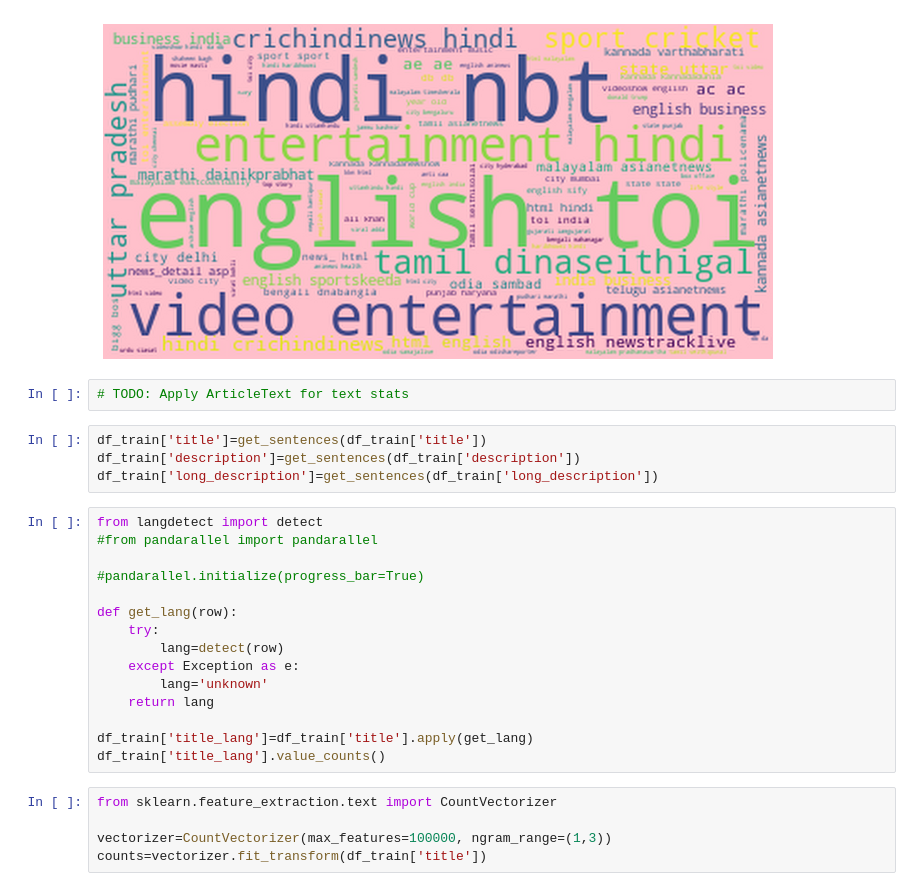
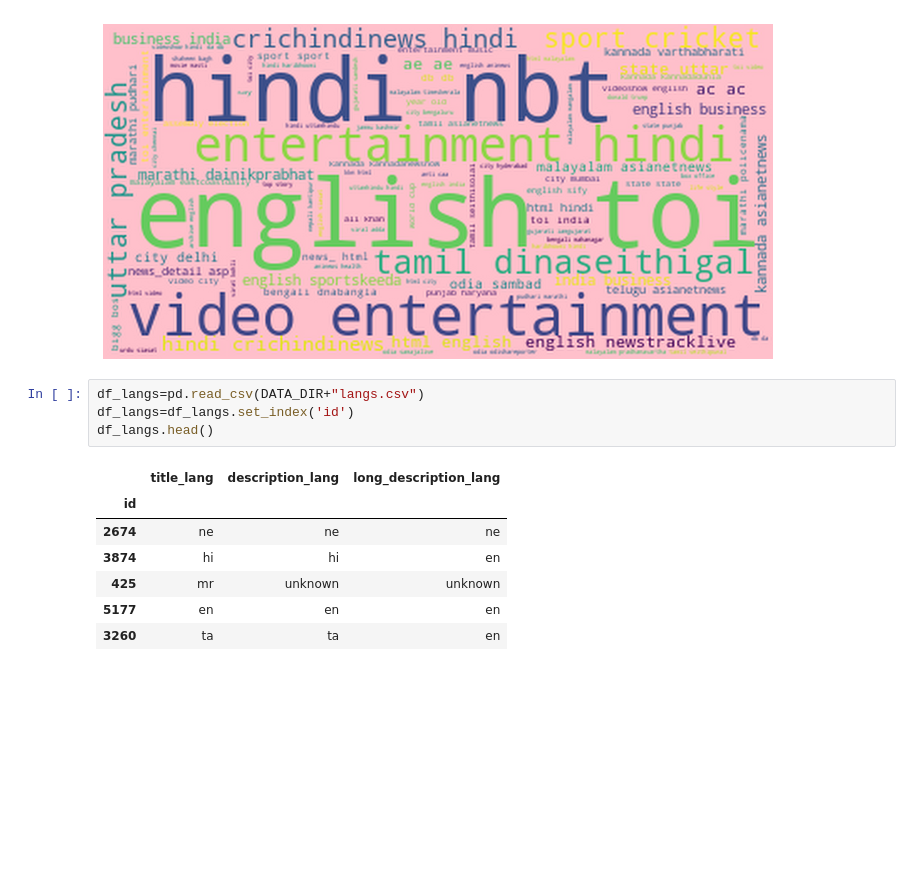
Before and after one commit to Derpimort/News-Categorization, a Jupyter notebook: EDA.ipynb, the cells around one changed output. Drawn from its saved outputs; the diff is of its cells as text; blank space fills up the shorter version.

```diff
--- a/EDA.ipynb
+++ b/EDA.ipynb
@@ -71,29 +71,15 @@ plt.axis("off")
 plt.show()
 # %% [output]
 [figure]
-# %%
-# TODO: Apply ArticleText for text stats
-# %%
-df_train['title']=get_sentences(df_train['title'])
-df_train['description']=get_sentences(df_train['description'])
-df_train['long_description']=get_sentences(df_train['long_description'])
-# %%
-from langdetect import detect
-#from pandarallel import pandarallel
-
-#pandarallel.initialize(progress_bar=True)
-
-def get_lang(row):
-    try:
-        lang=detect(row)
-    except Exception as e:
-        lang='unknown'
-    return lang
-
-df_train['title_lang']=df_train['title'].apply(get_lang)
-df_train['title_lang'].value_counts()
-# %%
-from sklearn.feature_extraction.text import CountVectorizer
-
-vectorizer=CountVectorizer(max_features=100000, ngram_range=(1,3))
-counts=vectorizer.fit_transform(df_train['title'])
+# %%
+df_langs=pd.read_csv(DATA_DIR+"langs.csv")
+df_langs=df_langs.set_index('id')
+df_langs.head()
+# %% [output]
+|  | title_lang | description_lang | long_description_lang |
+| id |  |  |  |
+| 2674 | ne | ne | ne |
+| 3874 | hi | hi | en |
+| 425 | mr | unknown | unknown |
+| 5177 | en | en | en |
+| 3260 | ta | ta | en |
```
Also changed, not shown: parts of 7 cells of this notebook, 1 other file.
